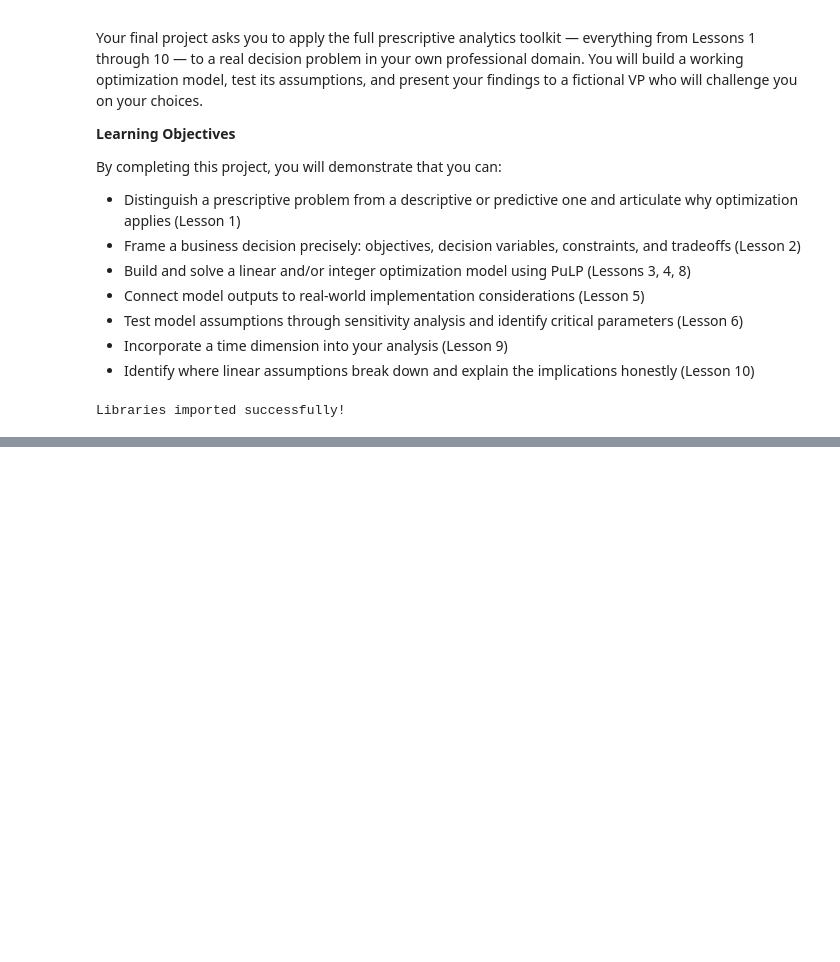
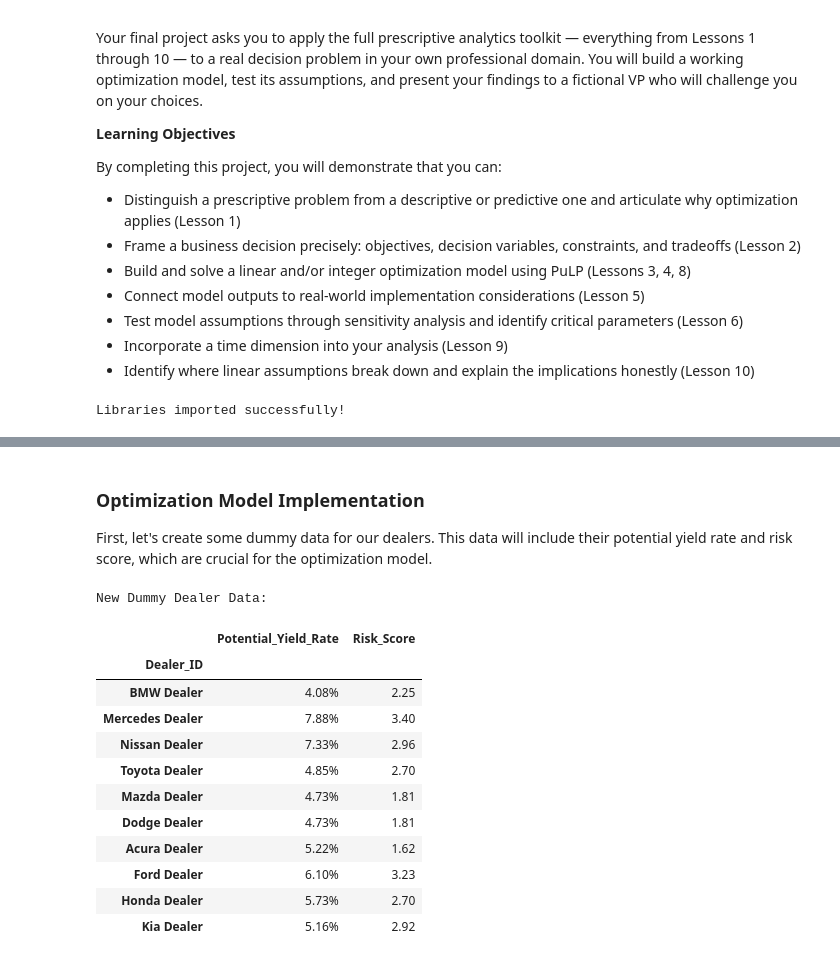
Before and after one commit to sheliabond/Prescriptive-Analytics---Spring-2026-Public-, a Jupyter notebook: Assignments/Final_Project/ Final_Assignment.ipynb, the cells around one changed output, grey strips where cells are left out. Drawn from its saved outputs; the diff is of its cells as text; code cells hidden in the pictures; blank space fills up the shorter version.

```diff
--- a/Assignments/Final_Project/ Final_Assignment.ipynb
+++ b/Assignments/Final_Project/ Final_Assignment.ipynb
@@ -48,0 +85,53 @@ Then write a crisp decision statement: who is deciding, what they are deciding,
+# %% [markdown]
+### Optimization Model Implementation
+
+First, let's create some dummy data for our dealers. This data will include their potential yield rate and risk score, which are crucial for the optimization model.
+# %%
+import pandas as pd
+import numpy as np
+
+# Set a seed for reproducibility
+np.random.seed(42)
+
+dealer_names = [
+    'BMW Dealer', 'Mercedes Dealer', 'Nissan Dealer', 'Toyota Dealer',
+    'Mazda Dealer', 'Dodge Dealer', 'Acura Dealer', 'Ford Dealer',
+    'Honda Dealer', 'Kia Dealer'
+]
+
+# Generate random data for Risk Score and Potential Yield Rate
+# Risk Score between 1.5 and 3.5
+risk_scores = np.round(np.random.uniform(1.5, 3.5, len(dealer_names)), 2).tolist() # Round to 2 decimal places
+# Potential Yield Rate between 4% and 8%, rounded to 2 decimal places for percentage (i.e., 4 decimal places for the float)
+yield_rates = np.round(np.random.uniform(0.04, 0.08, len(dealer_names)), 4).tolist()
+
+dealer_data = {
+    'Dealer_ID': dealer_names,
+    'Potential_Yield_Rate': yield_rates,
+    'Risk_Score': risk_scores
+}
+dealers_df = pd.DataFrame(dealer_data)
+
+# Ensure Dealer_ID is the index for easier lookup
+dealers_df = dealers_df.set_index('Dealer_ID')
+
+print("New Dummy Dealer Data:")
+# Display with formatted yield rate and risk score
+display(dealers_df.head(10).style.format({
+    'Potential_Yield_Rate': '{:.2%}',
+    'Risk_Score': '{:.2f}' # Format Risk_Score to two decimal places
+})) # Display all 10 dealers
+# %% [output]
+New Dummy Dealer Data:
+|  | Potential_Yield_Rate | Risk_Score |
+| Dealer_ID |  |  |
+| BMW Dealer | 4.08% | 2.25 |
+| Mercedes Dealer | 7.88% | 3.40 |
+| Nissan Dealer | 7.33% | 2.96 |
+| Toyota Dealer | 4.85% | 2.70 |
+| Mazda Dealer | 4.73% | 1.81 |
+| Dodge Dealer | 4.73% | 1.81 |
+| Acura Dealer | 5.22% | 1.62 |
+| Ford Dealer | 6.10% | 3.23 |
+| Honda Dealer | 5.73% | 2.70 |
+| Kia Dealer | 5.16% | 2.92 |
```
Also changed, not shown: parts of 11 cells of this notebook.
